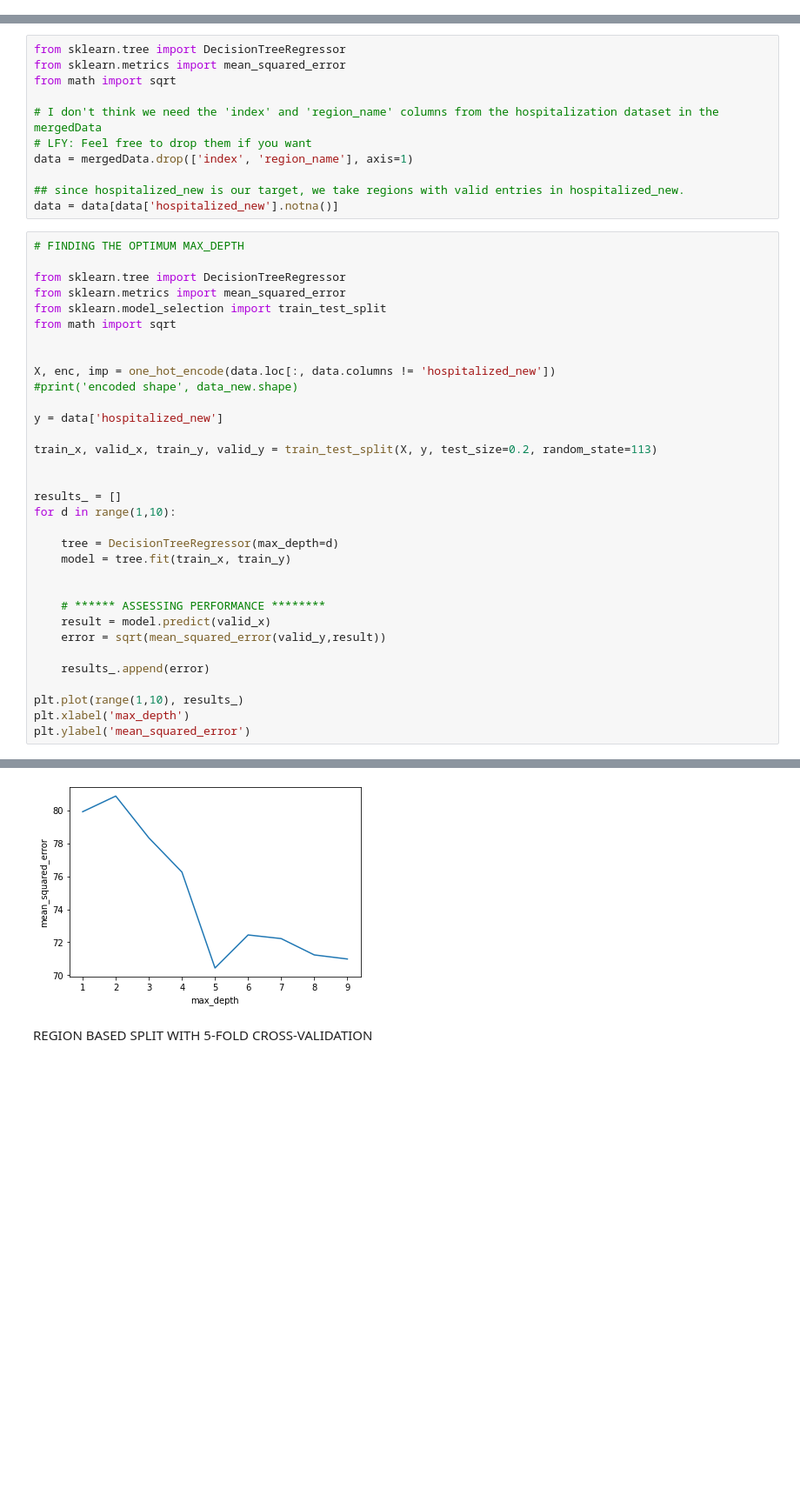
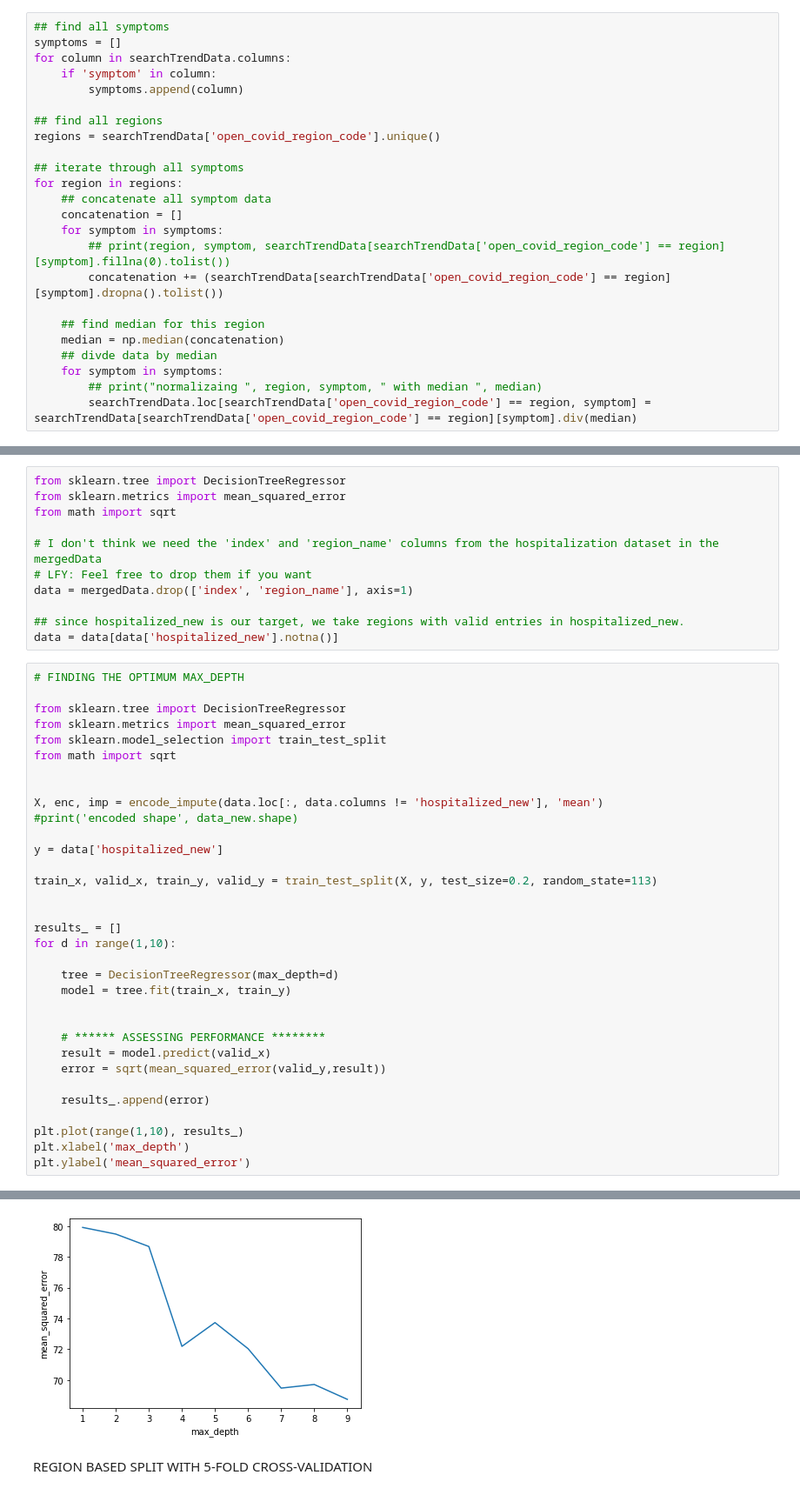
Before and after one commit to lfy05/Covid-19-Search-Trend-ML, a Jupyter notebook: Assignment1.ipynb, the cells around one changed output, grey strips where cells are left out. Shown at 87% size. Saved outputs shown, nothing was run; the diff lists cells and outputs as text; blank space fills up the shorter version.

Commit message:
Normalization by median

```diff
--- a/Assignment1.ipynb
+++ b/Assignment1.ipynb
@@ -42,0 +96,24 @@ hospitalizationData = hospitalizationData.dropna(axis = "columns", thresh = (int
+# %%
+## find all symptoms
+symptoms = []
+for column in searchTrendData.columns:
+    if 'symptom' in column:
+        symptoms.append(column)
+
+## find all regions
+regions = searchTrendData['open_covid_region_code'].unique()
+
+## iterate through all symptoms
+for region in regions:
+    ## concatenate all symptom data
+    concatenation = []
+    for symptom in symptoms:
+        ## print(region, symptom, searchTrendData[searchTrendData['open_covid_region_code'] == region][symptom].fillna(0).tolist())
+        concatenation += (searchTrendData[searchTrendData['open_covid_region_code'] == region][symptom].dropna().tolist())
+
+    ## find median for this region
+    median = np.median(concatenation)
+    ## divde data by median
+    for symptom in symptoms:
+        ## print("normalizaing ", region, symptom, " with median ", median)
+        searchTrendData.loc[searchTrendData['open_covid_region_code'] == region, symptom] = searchTrendData[searchTrendData['open_covid_region_code'] == region][symptom].div(median)
@@ -426,7 +541,7 @@ from sklearn.model_selection import train_test_split
 from math import sqrt
 
 
-X, enc, imp = one_hot_encode(data.loc[:, data.columns != 'hospitalized_new'])
+X, enc, imp = encode_impute(data.loc[:, data.columns != 'hospitalized_new'], 'mean')
 #print('encoded shape', data_new.shape)
 
 y = data['hospitalized_new']
@@ -455,4 +574,4 @@ Text(0, 0.5, 'mean_squared_error')
-[figure, old version]
+[figure, new version]
 # %% [markdown]
 REGION BASED SPLIT WITH 5-FOLD CROSS-VALIDATION
 # %%
```
Also changed, not shown: parts of 26 cells of this notebook.
